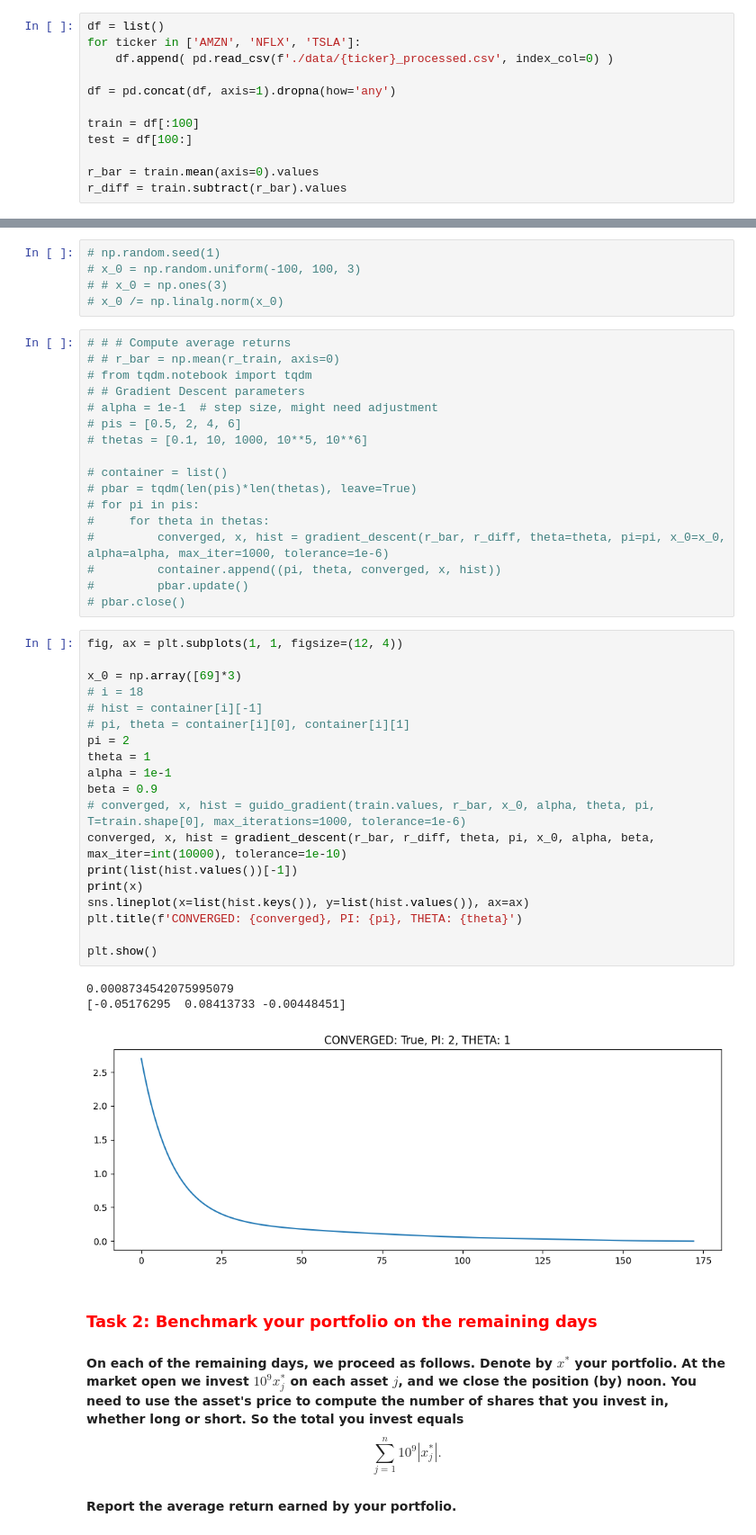
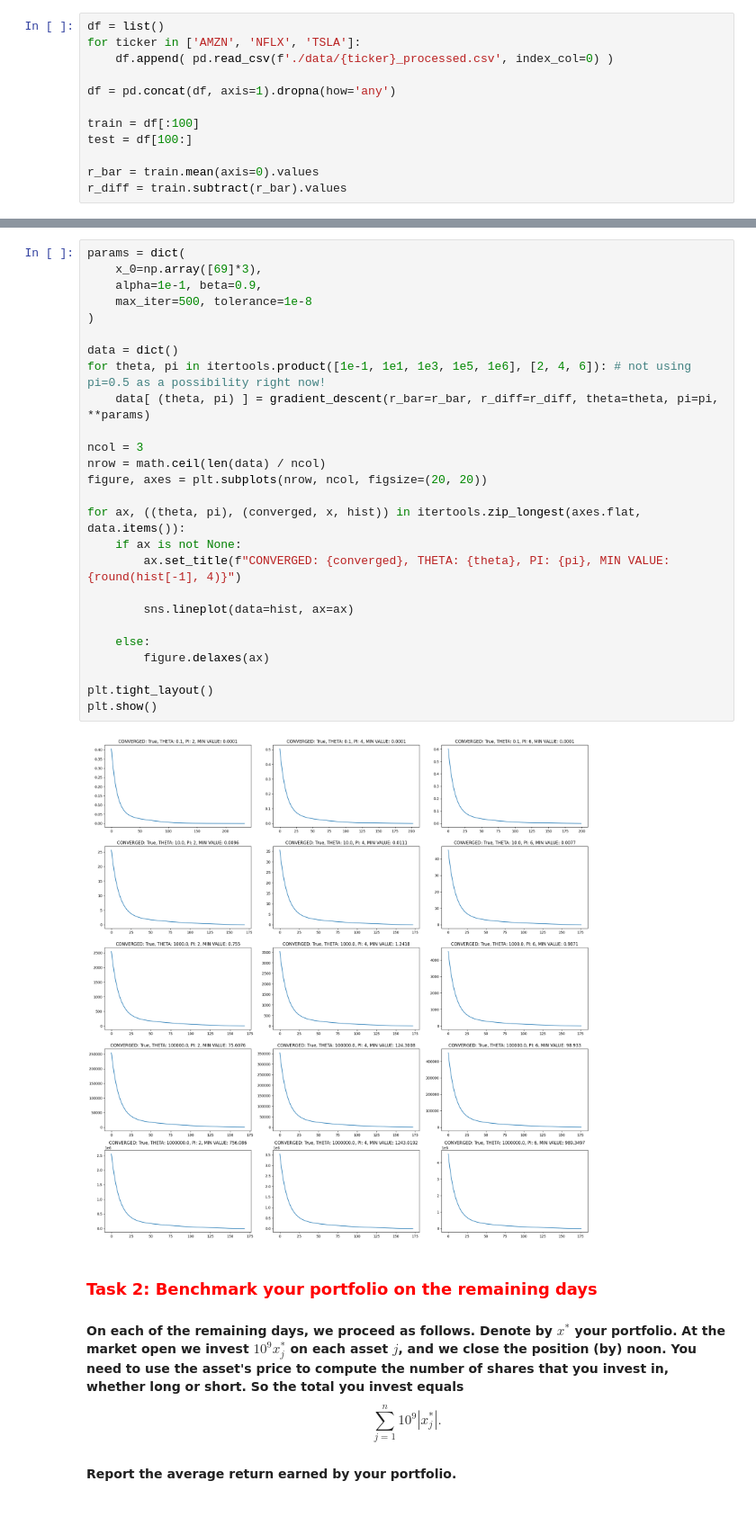
Before and after one commit to ostapenkovs/ieor-4500-apps-prog, a Jupyter notebook: hw2/hw2.ipynb, the cells around one changed output, grey strips where cells are left out. Shown at 90% size. Cells and saved outputs as stored; diff of their text form.

```diff
--- a/hw2/hw2.ipynb
+++ b/hw2/hw2.ipynb
@@ -202,48 +97,31 @@ def gradient_descent(r_bar, r_diff, theta, pi, x_0, alpha, beta, max_iter=1000,
-# %%
-# np.random.seed(1)
-# x_0 = np.random.uniform(-100, 100, 3)
-# # x_0 = np.ones(3)
-# x_0 /= np.linalg.norm(x_0)
-# %%
-# # # Compute average returns
-# # r_bar = np.mean(r_train, axis=0)
-# from tqdm.notebook import tqdm
-# # Gradient Descent parameters
-# alpha = 1e-1  # step size, might need adjustment
-# pis = [0.5, 2, 4, 6]
-# thetas = [0.1, 10, 1000, 10**5, 10**6]
-
-# container = list()
-# pbar = tqdm(len(pis)*len(thetas), leave=True)
-# for pi in pis:
-#     for theta in thetas:
-#         converged, x, hist = gradient_descent(r_bar, r_diff, theta=theta, pi=pi, x_0=x_0, alpha=alpha, max_iter=1000, tolerance=1e-6)
-#         container.append((pi, theta, converged, x, hist))
-#         pbar.update()
-# pbar.close()
-# %%
-fig, ax = plt.subplots(1, 1, figsize=(12, 4))
-
-x_0 = np.array([69]*3)
-# i = 18
-# hist = container[i][-1]
-# pi, theta = container[i][0], container[i][1]
-pi = 2
-theta = 1
-alpha = 1e-1
-beta = 0.9
-# converged, x, hist = guido_gradient(train.values, r_bar, x_0, alpha, theta, pi, T=train.shape[0], max_iterations=1000, tolerance=1e-6)
-converged, x, hist = gradient_descent(r_bar, r_diff, theta, pi, x_0, alpha, beta, max_iter=int(10000), tolerance=1e-10)
-print(list(hist.values())[-1])
-print(x)
-sns.lineplot(x=list(hist.keys()), y=list(hist.values()), ax=ax)
-plt.title(f'CONVERGED: {converged}, PI: {pi}, THETA: {theta}')
-
-plt.show()
-# %% [output]
-0.0008734542075995079
-[-0.05176295  0.08413733 -0.00448451]
-[figure, removed]
+# %%
+params = dict(
+    x_0=np.array([69]*3),
+    alpha=1e-1, beta=0.9,
+    max_iter=500, tolerance=1e-8
+)
+
+data = dict()
+for theta, pi in itertools.product([1e-1, 1e1, 1e3, 1e5, 1e6], [2, 4, 6]): # not using pi=0.5 as a possibility right now!
+    data[ (theta, pi) ] = gradient_descent(r_bar=r_bar, r_diff=r_diff, theta=theta, pi=pi, **params)
+
+ncol = 3
+nrow = math.ceil(len(data) / ncol)
+figure, axes = plt.subplots(nrow, ncol, figsize=(20, 20))
+
+for ax, ((theta, pi), (converged, x, hist)) in itertools.zip_longest(axes.flat, data.items()):
+    if ax is not None:
+        ax.set_title(f"CONVERGED: {converged}, THETA: {theta}, PI: {pi}, MIN VALUE: {round(hist[-1], 4)}")
+
+        sns.lineplot(data=hist, ax=ax)
+
+    else:
+        figure.delaxes(ax)
+
+plt.tight_layout()
+plt.show()
+# %% [output]
+[figure, added]
 # %% [markdown]
 ### <span style='color:red'>Task 2: Benchmark your portfolio on the remaining days</span>
 #### On each of the remaining days, we proceed as follows.  Denote by $x^*$ your portfolio. At the market open we invest $10^9 x^*_j$ on each asset $j$, and we close the position (by) noon.  You need to use the asset's price to compute the number of shares that you invest in, whether long or short. So the total you invest equals $$ \sum_{j = 1}^n 10^9 |x^*_j|.$$
```
Also changed, not shown: parts of 12 cells of this notebook.
